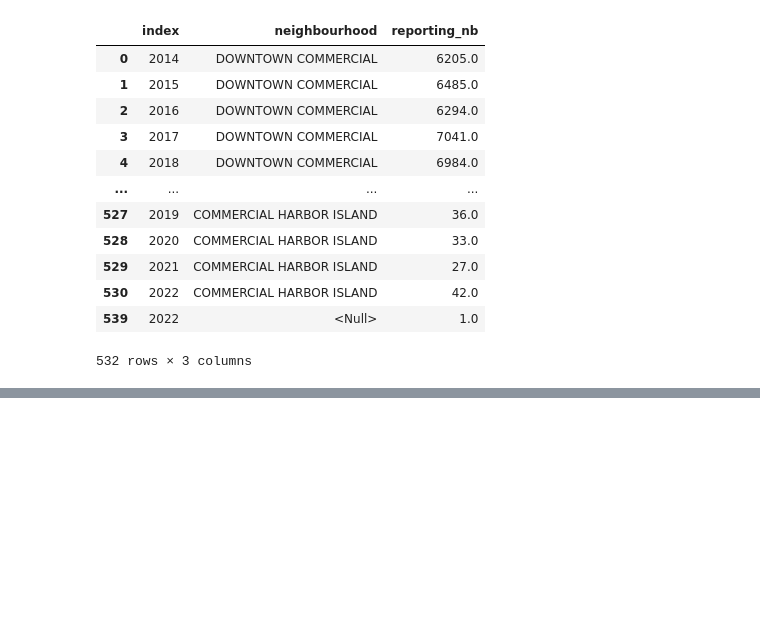
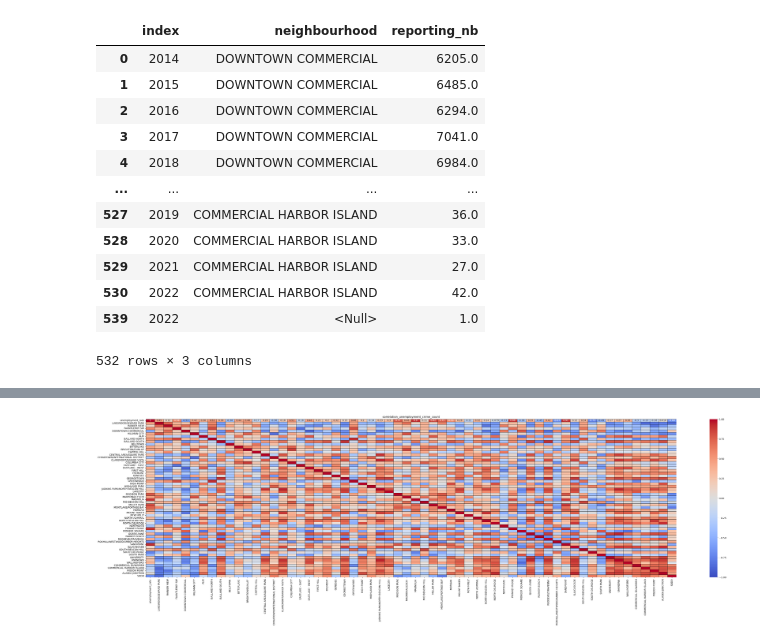
Before and after one commit to nemdim/Capstone-Project-Group-1, a Jupyter notebook: certain_crime_types.ipynb, the cells around one changed output, grey strips where cells are left out. Saved outputs shown, nothing was run; the diff lists cells and outputs as text; code cells hidden in the pictures; blank space fills up the shorter version.

```diff
--- a/certain_crime_types.ipynb
+++ b/certain_crime_types.ipynb
@@ -699,0 +1153,15 @@ summary_df_melt
+# %%
+correlation_unemployment_crime_count = unemployment_mcpp[['unemployment_rate','LAKEWOOD/SEWARD PARK','RAINIER VIEW','FAUNTLEROY SW','DOWNTOWN COMMERCIAL','HILLMAN CITY', 'ALKI', 'BALLARD NORTH',
+       'BALLARD SOUTH', 'BELLTOWN', 'BITTERLAKE', 'BRIGHTON/DUNLAP','CAPITOL HILL', 'CENTRAL AREA/SQUIRE PARK','CHINATOWN/INTERNATIONAL DISTRICT', 'CLAREMONT/RAINIER VISTA',
+       'COLUMBIA CITY', 'EASTLAKE - EAST', 'EASTLAKE - WEST', 'FIRST HILL', 'FREMONT', 'GENESEE', 'GEORGETOWN','GREENWOOD', 'HIGH POINT', 'HIGHLAND PARK',
+       'JUDKINS PARK/NORTH BEACON HILL', 'LAKECITY','MADISON PARK', 'MADRONA/LESCHI','MAGNOLIA', 'MID BEACON HILL', 'MILLER PARK','MONTLAKE/PORTAGE BAY', 'MORGAN', 'MOUNT BAKER', 'NEW HOLLY',
+       'NORTH ADMIRAL', 'NORTH BEACON HILL', 'NORTH DELRIDGE','NORTHGATE', 'PHINNEY RIDGE','PIONEER SQUARE','QUEEN ANNE', 'RAINIER BEACH', 'ROOSEVELT/RAVENNA','ROXHILL/WESTWOOD/ARBOR HEIGHTS', 'SANDPOINT', 'SLU/CASCADE','SOUTH BEACON HILL', 'SOUTH DELRIDGE', 'SOUTH PARK',
+       'UNIVERSITY', 'UNKNOWN', 'WALLINGFORD','COMMERCIAL DUWAMISH', 'COMMERCIAL HARBOR ISLAND', 'PIGEON POINT', 'ALASKA JUNCTION','SODO']].corr()
+
+# Plot the correlation matrix
+plt.figure(figsize=(50, 12))
+sns.heatmap(correlation_unemployment_crime_count, annot=True, cmap='coolwarm', vmin=-1, vmax=1, linewidths=0.5, linecolor='black')
+plt.title('correlation_unemployment_crime_count')
+plt.show()
+# %% [output]
+[figure, added]
```
Also changed, not shown: parts of 39 cells of this notebook.
